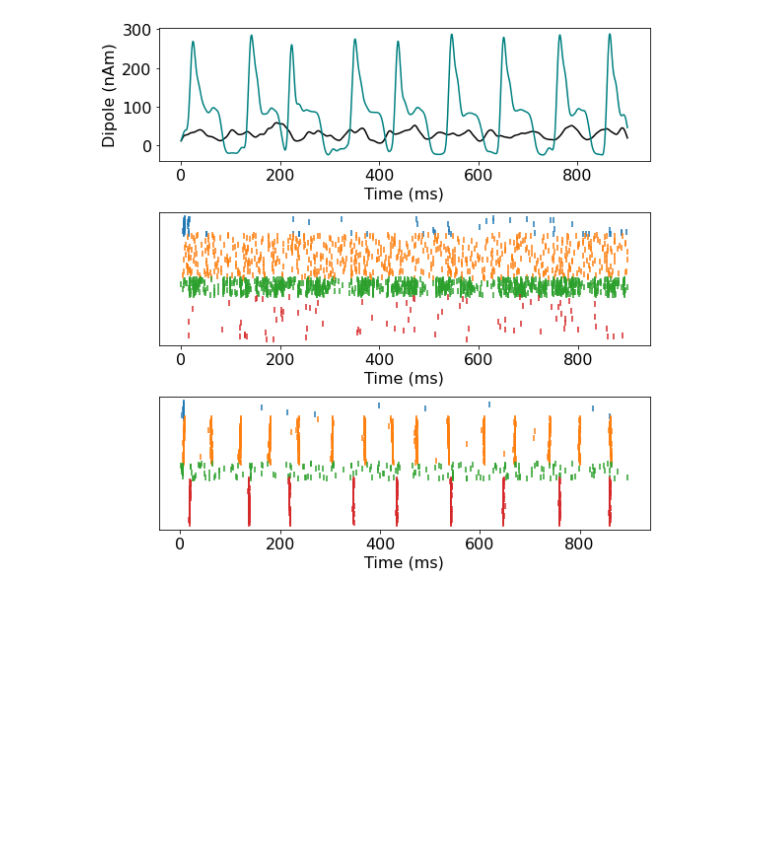
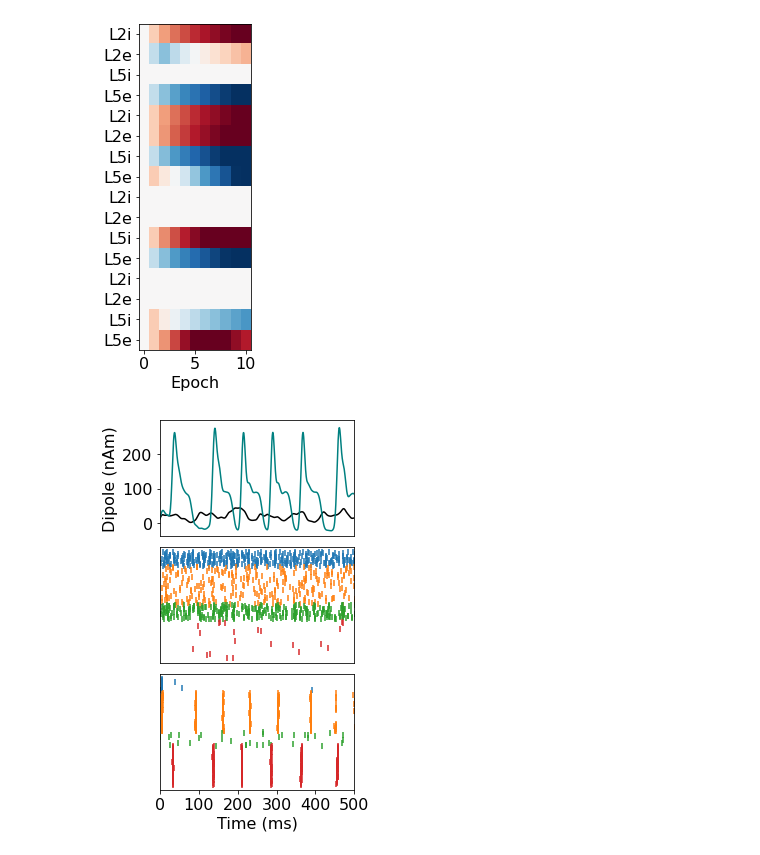
Before and after one commit to ntolley/bayesian_surrogates, a Jupyter notebook: plot_surrogate_network.ipynb, the cells around one changed output. Cells and saved outputs as stored; diff of their text form; code cells hidden in the pictures; blank space fills up the shorter version.

Commit message:
version 2 of optim results

```diff
--- a/plot_surrogate_network.ipynb
+++ b/plot_surrogate_network.ipynb
@@ -139,16 +151,29 @@ plt.savefig('optim_loss.svg')
+# %%
+plt.figure(figsize=(2,6))
+plt.imshow(EI_array.T, aspect='auto', cmap='RdBu_r', vmin=-4, vmax=4)
+# plt.plot(-np.array(losses), color='k', linewidth=2)
+plt.xlabel('Epoch', fontsize=fontsize)
+# plt.ylabel('Band Power', fontsize=fontsize)
+_ = plt.xticks(fontsize=fontsize)
+_ = plt.yticks(fontsize=fontsize, labels=labels, ticks=list(range(16)))
+plt.savefig('connectivity_optim.svg')
+# %% [output]
+[figure, added]
 # %%
-plt.figure(figsize=(8,8))
+plt.figure(figsize=(4,6))
 
 plt.subplot(3,1,1)
 dpl_times = np.linspace(0, dpl_list[0].size * 0.5, dpl_list[0].size)
 plt.plot(dpl_times, smooth_waveform(dpl_list[0], 20, (1/dt) * 1e3), c='k', label='Initial')
 plt.plot(dpl_times, smooth_waveform(dpl_list[-1], 20, (1/dt) * 1e3), c='teal', label='Final')
 plt.ylabel('Dipole (nAm)', fontsize=fontsize)
-_ = plt.xticks(fontsize=fontsize)
+# _ = plt.xticks(fontsize=fontsize)
+plt.xticks([])
+
 _ = plt.yticks(fontsize=fontsize)
-plt.xlabel('Time (ms)', fontsize=fontsize)
+# plt.xlabel('Time (ms)', fontsize=fontsize)
 
-# plt.xlim(0,500)
+plt.xlim(0,500)
 
 plt.subplot(3,1,2)
 for idx, cell_type in enumerate(['L2_basket', 'L2_pyramidal', 'L5_basket', 'L5_pyramidal']):
@@ -159,33 +184,37 @@ for idx, cell_type in enumerate(['L2_basket', 'L2_pyramidal', 'L5_basket', 'L5_p
     cell_spikes = (out > threshold) & (np.roll(out, 1, axis=0) < threshold)
     cell_spike_indices = np.where(cell_spikes > 0)
     offset =  list(net_connectivity.gid_ranges[cell_type])[0]
 
     plt.scatter(cell_spike_indices[0] * 0.5, cell_spike_indices[1] + offset, c=f'C{idx}', marker='|', label=cell_type)
 
-plt.xlabel('Time (ms)', fontsize=fontsize)
-_ = plt.xticks(fontsize=fontsize)
+# plt.xlabel('Time (ms)', fontsize=fontsize)
+# _ = plt.xticks(fontsize=fontsize)
+plt.xticks([])
 _ = plt.yticks([])
+plt.xlim(0,500)
 plt.gca().invert_yaxis()
 plt.tight_layout()
 
 plt.subplot(3,1,3)
 for idx, cell_type in enumerate(['L2_basket', 'L2_pyramidal', 'L5_basket', 'L5_pyramidal']):
     out = pred_y_list[-1][idx][:,:,0].detach().cpu().numpy()
 
     threshold = model.threshold_dict[cell_type].detach().cpu().numpy()
 
     cell_spikes = (out > threshold) & (np.roll(out, 1, axis=0) < threshold)
     cell_spike_indices = np.where(cell_spikes > 0)
     offset =  list(net_connectivity.gid_ranges[cell_type])[0]
 
     plt.scatter(cell_spike_indices[0] * 0.5, cell_spike_indices[1] + offset, c=f'C{idx}', marker='|', label=cell_type)
 
 plt.xlabel('Time (ms)', fontsize=fontsize)
 _ = plt.xticks(fontsize=fontsize)
 _ = plt.yticks([])
 plt.gca().invert_yaxis()
+plt.xlim(0,500)
+
 plt.tight_layout()
 
 plt.savefig('dipole_raster.svg')
 # %% [output]
-[figure, old version]
+[figure, new version]
```
Also changed, not shown: parts of 3 cells of this notebook, 6 other files.
